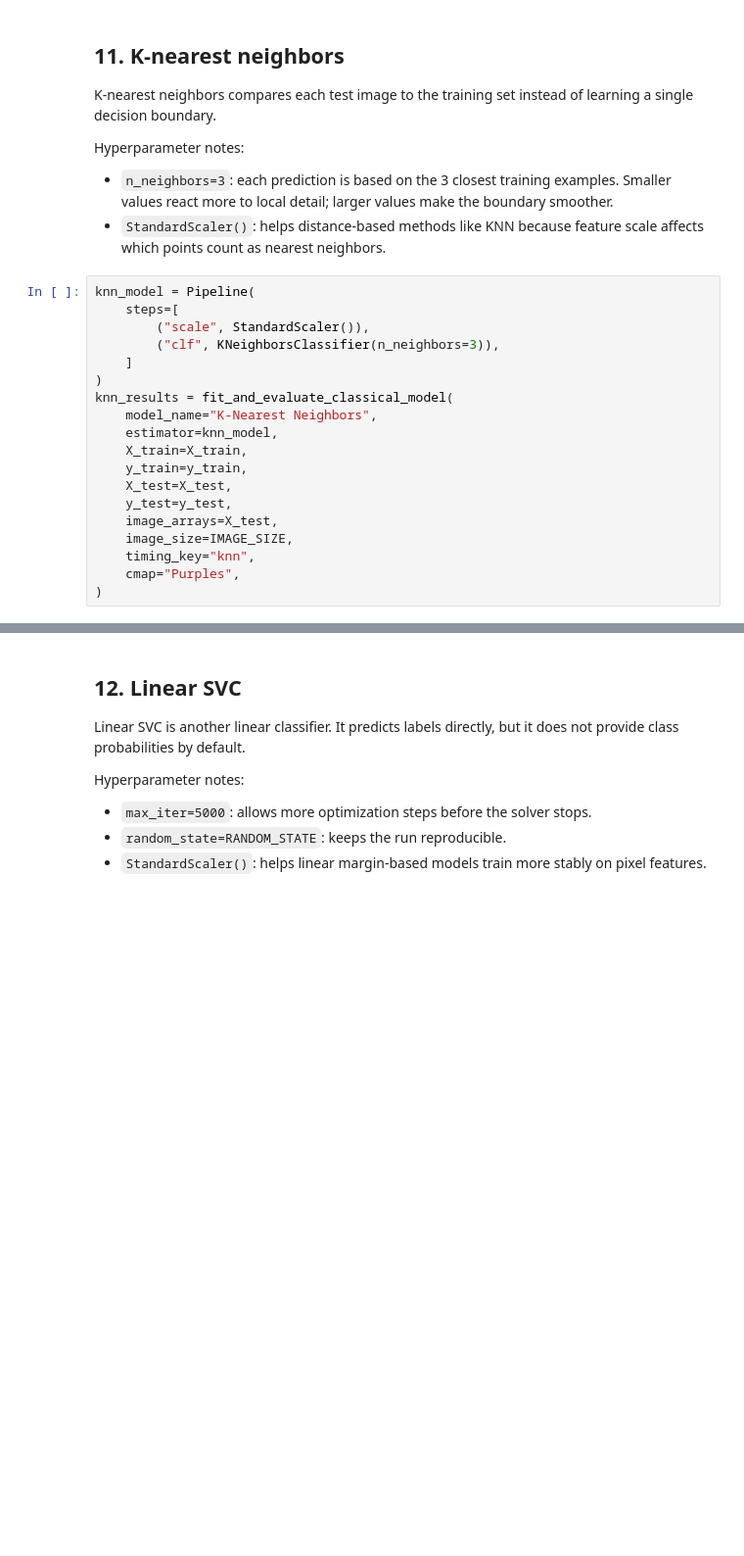
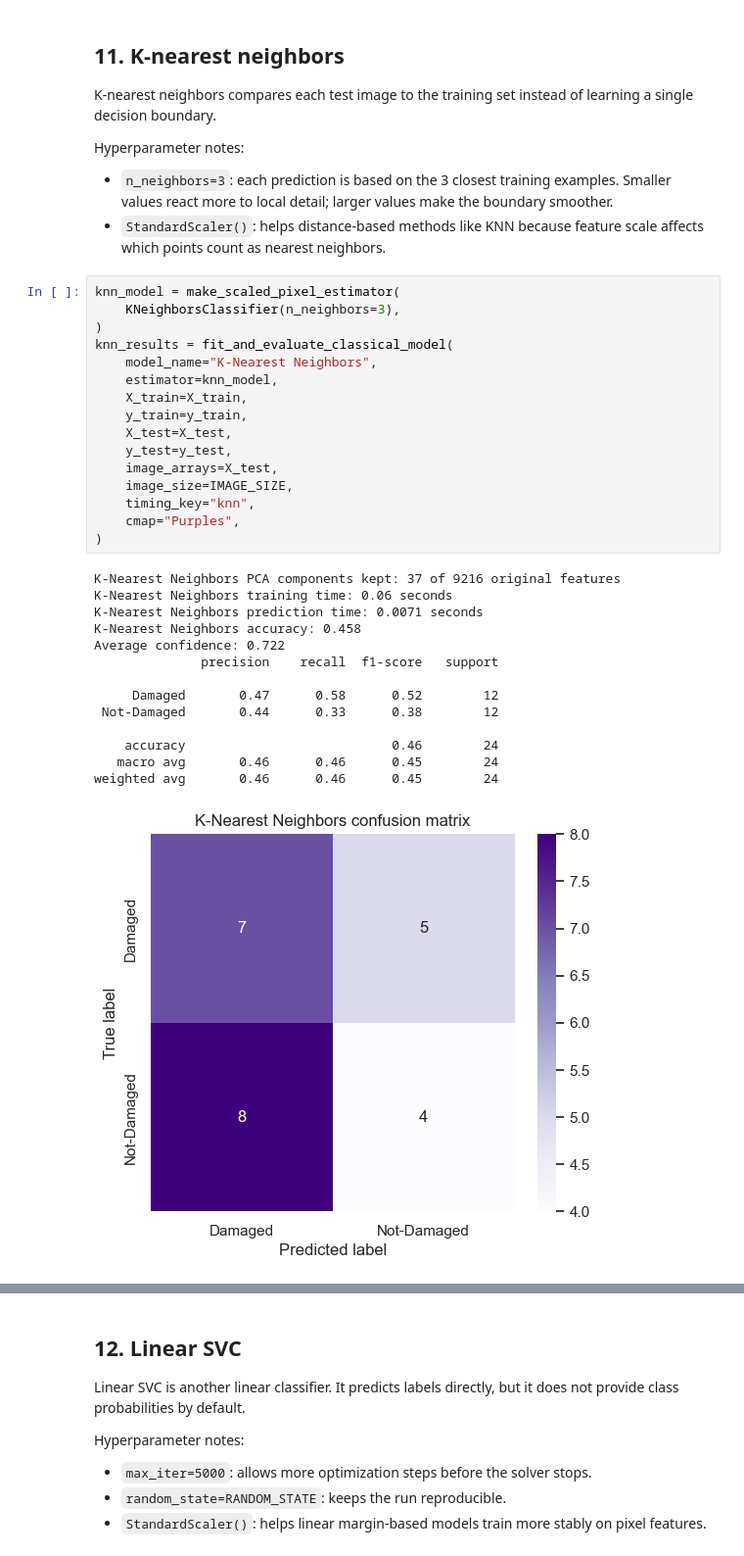
Before and after one commit to shokun723/Summer_Workshop_ShoRydberg, a Jupyter notebook: 0_Class_Notebooks/04_Image_Classification_Grayscale.ipynb, the cells around one changed output, grey strips where cells are left out. Shown at 98% size. Cells and saved outputs as stored; diff of their text form; blank space fills up the shorter version.

```diff
--- a/0_Class_Notebooks/04_Image_Classification_Grayscale.ipynb
+++ b/0_Class_Notebooks/04_Image_Classification_Grayscale.ipynb
@@ -513,21 +611,33 @@ Hyperparameter notes:
 - `n_neighbors=3`: each prediction is based on the 3 closest training examples. Smaller values react more to local detail; larger values make the boundary smoother.
 - `StandardScaler()`: helps distance-based methods like KNN because feature scale affects which points count as nearest neighbors.
 # %%
-knn_model = Pipeline(
-    steps=[
-        ("scale", StandardScaler()),
-        ("clf", KNeighborsClassifier(n_neighbors=3)),
-    ]
+knn_model = make_scaled_pixel_estimator(
+    KNeighborsClassifier(n_neighbors=3),
 )
 knn_results = fit_and_evaluate_classical_model(
     model_name="K-Nearest Neighbors",
     estimator=knn_model,
     X_train=X_train,
     y_train=y_train,
     X_test=X_test,
     y_test=y_test,
     image_arrays=X_test,
     image_size=IMAGE_SIZE,
     timing_key="knn",
     cmap="Purples",
 )
+# %% [output]
+K-Nearest Neighbors PCA components kept: 37 of 9216 original features
+K-Nearest Neighbors training time: 0.06 seconds
+K-Nearest Neighbors prediction time: 0.0071 seconds
+K-Nearest Neighbors accuracy: 0.458
+Average confidence: 0.722
+              precision    recall  f1-score   support
+
+     Damaged       0.47      0.58      0.52        12
+ Not-Damaged       0.44      0.33      0.38        12
+
+    accuracy                           0.46        24
+   macro avg       0.46      0.46      0.45        24
+weighted avg       0.46      0.46      0.45        24
+[figure, added]
```
Also changed, not shown: parts of 17 cells of this notebook, 3 other files.
